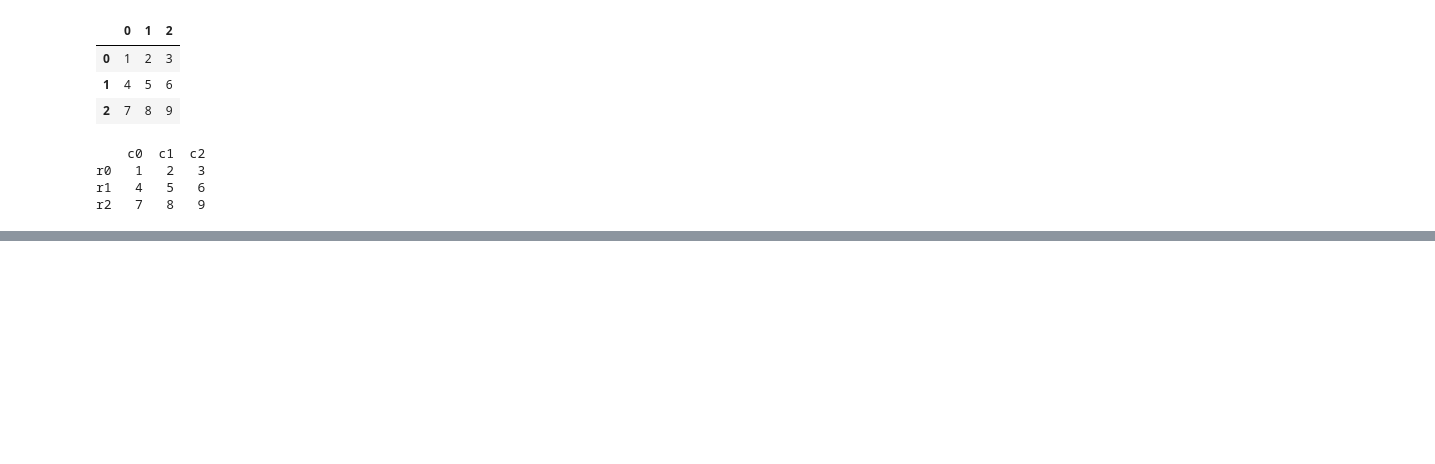
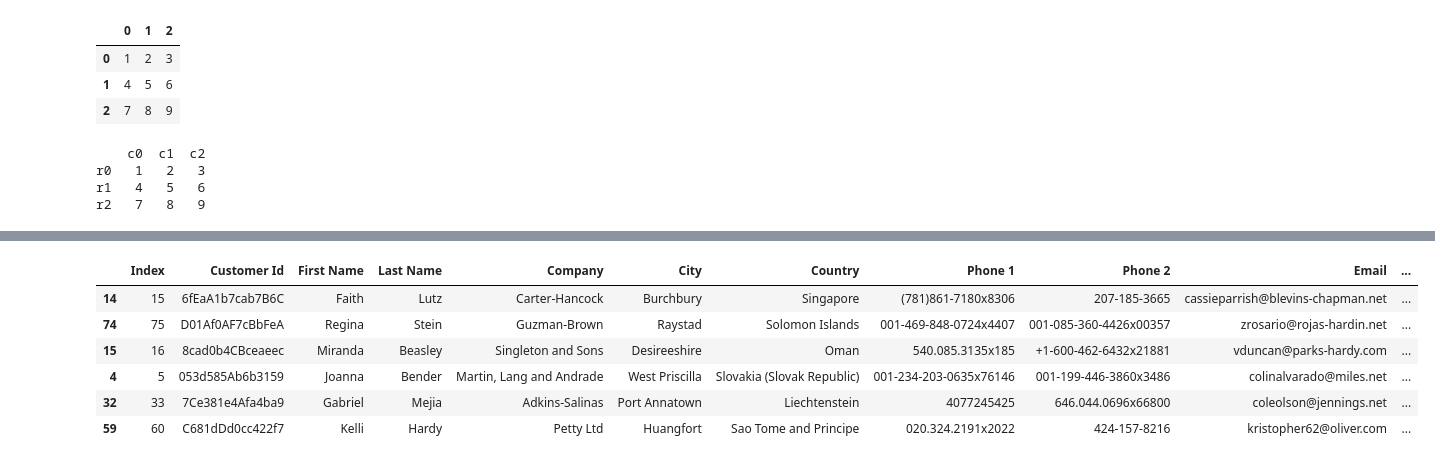
Before and after one commit to AbhishekChauhan9036/Data-Science, a Jupyter notebook: Pandas/Pandas_Lecture.ipynb, the cells around one changed output, grey strips where cells are left out. Cells and saved outputs as stored; diff of their text form; code cells hidden in the pictures; blank space fills up the shorter version.

```diff
--- a/Pandas/Pandas_Lecture.ipynb
+++ b/Pandas/Pandas_Lecture.ipynb
@@ -32,0 +75,10 @@ r2   7   8   9
+# %%
+obs_data.sample(6, random_state=34)
+# %% [output]
+|  | Index | Customer Id | First Name | Last Name | Company | City | Country | Phone 1 | Phone 2 | Email | ... |
+| 14 | 15 | 6fEaA1b7cab7B6C | Faith | Lutz | Carter-Hancock | Burchbury | Singapore | (781)861-7180x8306 | 207-185-3665 | cassieparrish@blevins-chapman.net | ... |
+| 74 | 75 | D01Af0AF7cBbFeA | Regina | Stein | Guzman-Brown | Raystad | Solomon Islands | 001-469-848-0724x4407 | 001-085-360-4426x00357 | zrosario@rojas-hardin.net | ... |
+| 15 | 16 | 8cad0b4CBceaeec | Miranda | Beasley | Singleton and Sons | Desireeshire | Oman | 540.085.3135x185 | +1-600-462-6432x21881 | vduncan@parks-hardy.com | ... |
+| 4 | 5 | 053d585Ab6b3159 | Joanna | Bender | Martin, Lang and Andrade | West Priscilla | Slovakia (Slovak Republic) | 001-234-203-0635x76146 | 001-199-446-3860x3486 | colinalvarado@miles.net | ... |
+| 32 | 33 | 7Ce381e4Afa4ba9 | Gabriel | Mejia | Adkins-Salinas | Port Annatown | Liechtenstein | 4077245425 | 646.044.0696x66800 | coleolson@jennings.net | ... |
+| 59 | 60 | C681dDd0cc422f7 | Kelli | Hardy | Petty Ltd | Huangfort | Sao Tome and Principe | 020.324.2191x2022 | 424-157-8216 | kristopher62@oliver.com | ... |
```
Also changed, not shown: parts of 12 cells of this notebook, 1 other file.
